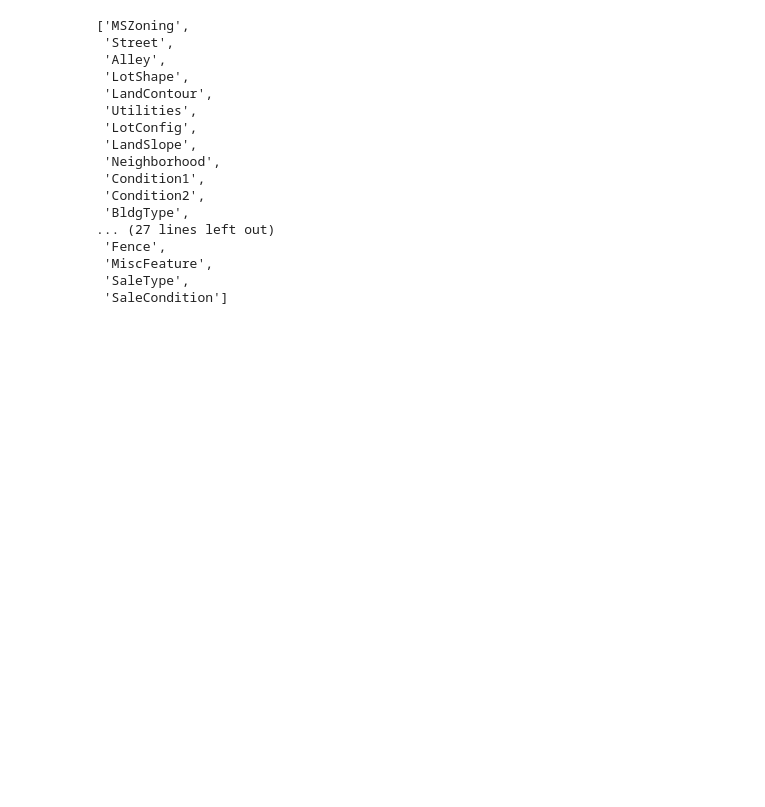
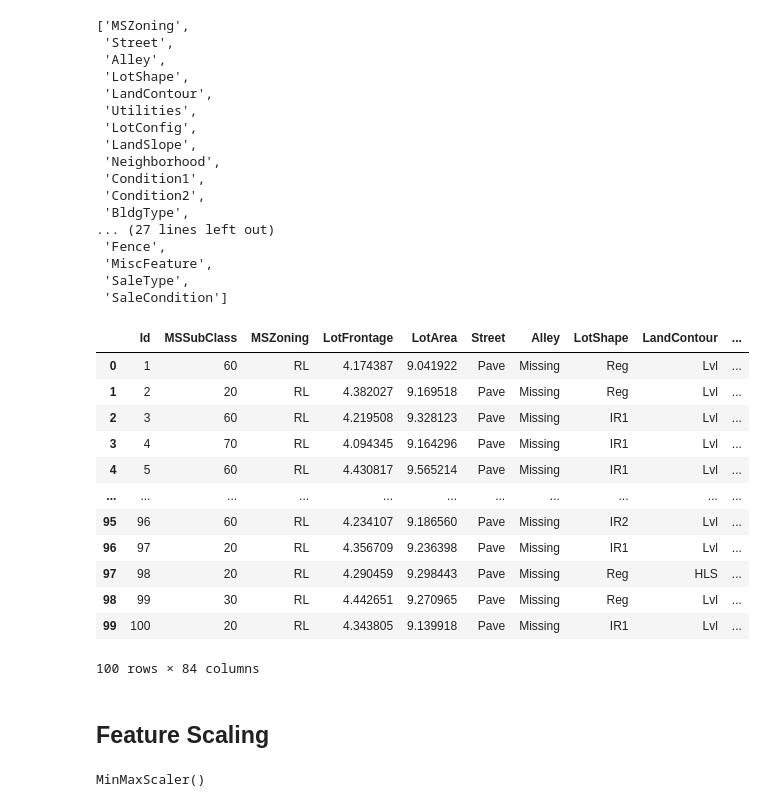
Before and after one commit to er-prateek-tripathi/HousingPricesDataset, a Jupyter notebook: MyWork/House_Price_Prediction.ipynb, the cells around one changed output. Cells and saved outputs as stored; diff of their text form; code cells hidden in the pictures; blank space fills up the shorter version.

```diff
--- a/MyWork/House_Price_Prediction.ipynb
+++ b/MyWork/House_Price_Prediction.ipynb
@@ -630,3 +630,26 @@ categorical_features
  'MiscFeature',
  'SaleType',
  'SaleCondition']
+# %%
+for feature in categorical_features:
+    temp = dataset.groupby(feature)['SalePrice'].count()/len(dataset)
+    temp_df = temp[temp>0.01].index
+    dataset[feature] = np.where(dataset[feature].isin(temp_df), dataset[feature],'Rare_var')
+# %%
+dataset.head(100)
+# %% [output]
+|  | Id | MSSubClass | MSZoning | LotFrontage | LotArea | Street | Alley | LotShape | LandContour | ... |
+| 0 | 1 | 60 | RL | 4.174387 | 9.041922 | Pave | Missing | Reg | Lvl | ... |
+| 1 | 2 | 20 | RL | 4.382027 | 9.169518 | Pave | Missing | Reg | Lvl | ... |
+| 2 | 3 | 60 | RL | 4.219508 | 9.328123 | Pave | Missing | IR1 | Lvl | ... |
+| 3 | 4 | 70 | RL | 4.094345 | 9.164296 | Pave | Missing | IR1 | Lvl | ... |
+| 4 | 5 | 60 | RL | 4.430817 | 9.565214 | Pave | Missing | IR1 | Lvl | ... |
+| ... | ... | ... | ... | ... | ... | ... | ... | ... | ... | ... |
+| 95 | 96 | 60 | RL | 4.234107 | 9.186560 | Pave | Missing | IR2 | Lvl | ... |
+| 96 | 97 | 20 | RL | 4.356709 | 9.236398 | Pave | Missing | IR1 | Lvl | ... |
+| 97 | 98 | 20 | RL | 4.290459 | 9.298443 | Pave | Missing | Reg | HLS | ... |
+| 98 | 99 | 30 | RL | 4.442651 | 9.270965 | Pave | Missing | Reg | Lvl | ... |
+| 99 | 100 | 20 | RL | 4.343805 | 9.139918 | Pave | Missing | IR1 | Lvl | ... |
+100 rows × 84 columns
+# %% [markdown]
+## Feature Scaling
@@ -632,0 +661,8 @@ categorical_features
+# %%
+feature_scale = [feature for feature in dataset.columns if feature not in ['Id', 'SalePrice'] ]
+
+from sklearn.preprocessing import MinMaxScaler
+scaler = MinMaxScaler()
+scaler.fit(dataset[feature_scale])
+# %% [output]
+MinMaxScaler()
```
Also changed, not shown: parts of 6 cells of this notebook, 3 other files.
